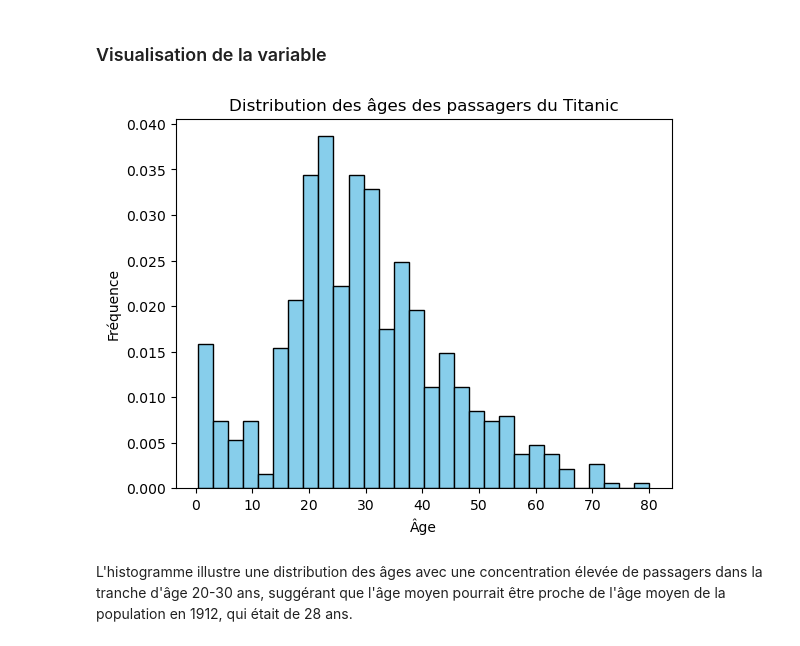
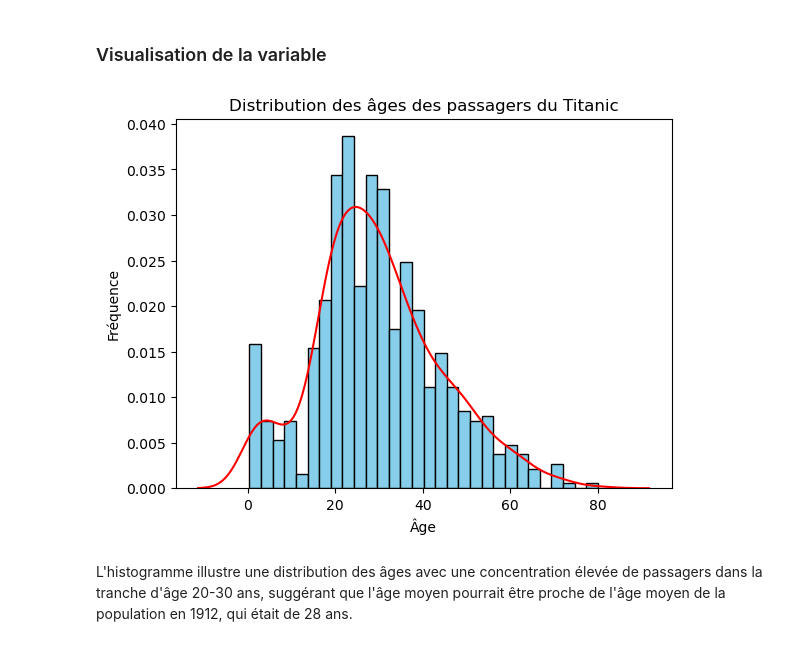
Before and after one commit to JonathanPiaget/titanique, a Jupyter notebook: main.ipynb, the cells around one changed output. Cells and saved outputs as stored; diff of their text form; code cells hidden in the pictures.

```diff
--- a/main.ipynb
+++ b/main.ipynb
@@ -125,13 +125,13 @@ La variable d'intérêt ici est "Age", qui est une variable quantitative continu
 ### Visualisation de la variable
 # %%
 plt.hist(data_clean['Age'], bins=30, edgecolor='black', color='skyblue', density=True)
-#sns.kdeplot(age, color='red')
+sns.kdeplot(age, color='red')
 plt.title('Distribution des âges des passagers du Titanic')
 plt.xlabel('Âge')
 plt.ylabel('Fréquence')
 plt.show()
 # %% [output]
-[figure, old version]
+[figure, new version]
 # %% [markdown]
 L'histogramme illustre une distribution des âges avec une concentration élevée de passagers dans la tranche d'âge 20-30 ans, suggérant que l'âge moyen pourrait être proche de l'âge moyen de la population en 1912, qui était de 28 ans.
 # %% [markdown]
```
Also changed, not shown: parts of 4 cells of this notebook.
